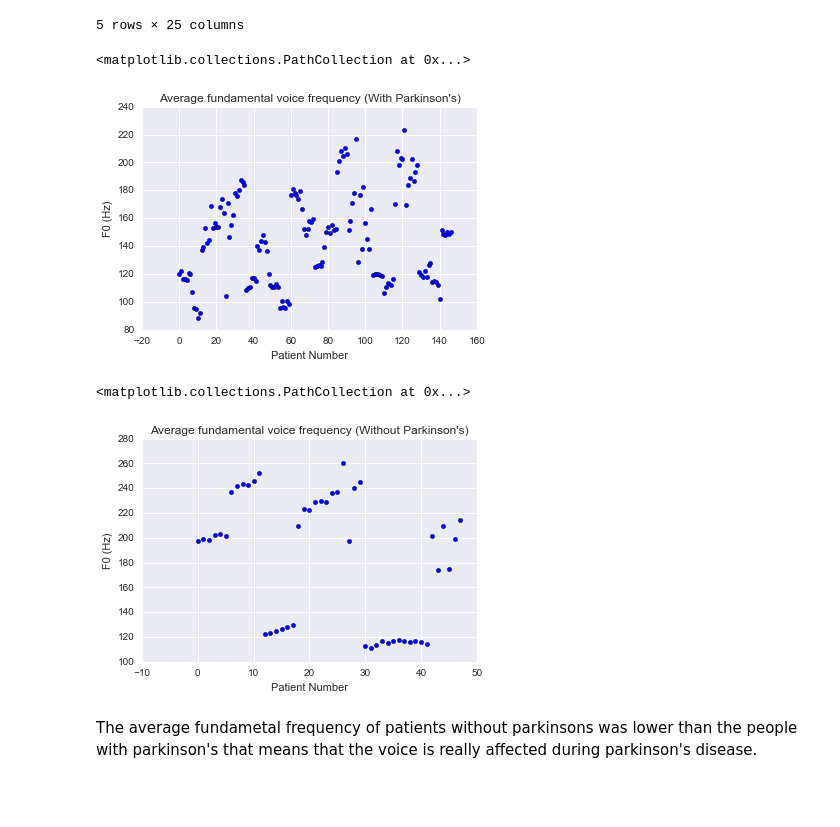
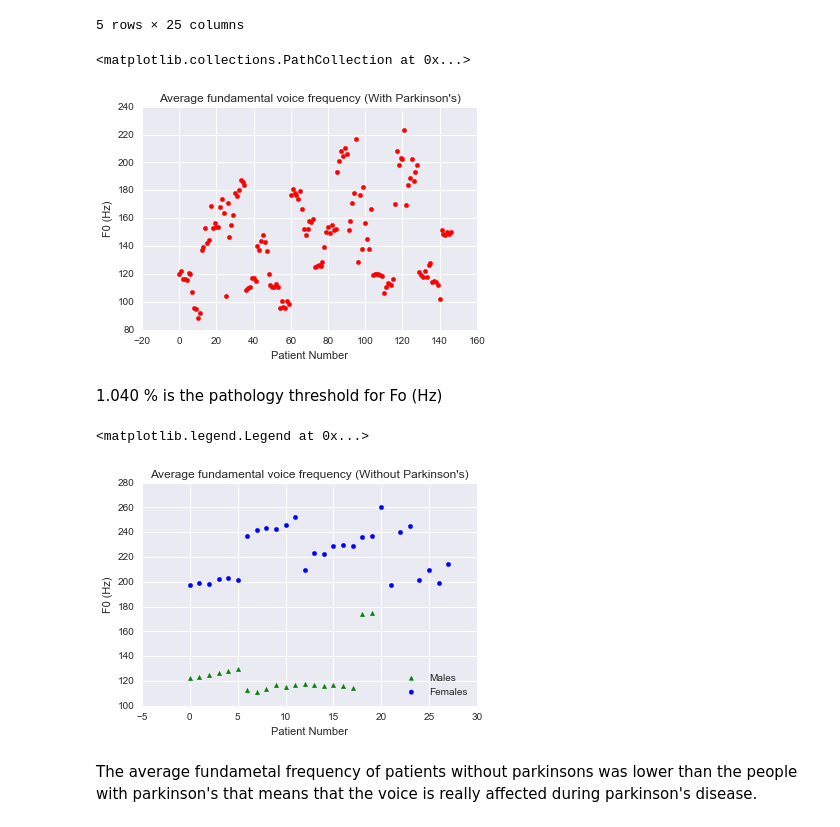
Before and after one commit to ihiteish/Data-Science-Projects-Python, a Jupyter notebook: ParkinsonDiagnosis/Parkinson Disease.ipynb, the cells around one changed output. Cells and saved outputs as stored; diff of their text form; code cells hidden in the pictures; blank space fills up the shorter version.

```diff
--- a/ParkinsonDiagnosis/Parkinson Disease.ipynb
+++ b/ParkinsonDiagnosis/Parkinson Disease.ipynb
@@ -112,19 +112,23 @@ without_parkinsons.head()
 # %%
 plt.title("Average fundamental voice frequency (With Parkinson's)")
 plt.xlabel("Patient Number")
 plt.ylabel("F0 (Hz)")
-plt.scatter(range(with_parkinsons.loc[:,'MDVP:Fo(Hz)'].shape[0]),with_parkinsons.loc[:,'MDVP:Fo(Hz)'])
+plt.scatter(range(with_parkinsons.loc[:,'MDVP:Fo(Hz)'].shape[0]),with_parkinsons.loc[:,'MDVP:Fo(Hz)'],color = 'red')
 # %% [output]
 <matplotlib.collections.PathCollection at 0x...>
-[figure, old version]
+[figure, new version]
+# %% [markdown]
+1.040 % is the pathology threshold for Fo (Hz)
 # %%
 plt.title("Average fundamental voice frequency (Without Parkinson's)")
 plt.xlabel("Patient Number")
 plt.ylabel("F0 (Hz)")
-plt.scatter(range(without_parkinsons.loc[:,'MDVP:Fo(Hz)'].shape[0]),without_parkinsons.loc[:,'MDVP:Fo(Hz)'])
+plt.scatter(range(without_parkinsons.loc[without_parkinsons['MDVP:Fo(Hz)'] < 180,'MDVP:Fo(Hz)'].shape[0]),without_parkinsons.loc[without_parkinsons['MDVP:Fo(Hz)'] < 180,'MDVP:Fo(Hz)'],color = 'green',label = 'Males',marker = "^")
+plt.scatter(range(without_parkinsons.loc[without_parkinsons['MDVP:Fo(Hz)'] > 180,'MDVP:Fo(Hz)'].shape[0]),without_parkinsons.loc[without_parkinsons['MDVP:Fo(Hz)'] > 180,'MDVP:Fo(Hz)'],color = 'blue',label = "Females",marker = "o")
+plt.legend(loc = 'lower right')
 # %% [output]
-<matplotlib.collections.PathCollection at 0x...>
+<matplotlib.legend.Legend at 0x...>
-[figure, old version]
+[figure, new version]
 # %% [markdown]
 The average fundametal frequency of patients without parkinsons was lower than the people with parkinson's that means that the voice is really affected during parkinson's disease.
 # %%
```
Also changed, not shown: parts of 22 cells of this notebook, 14 other files.
